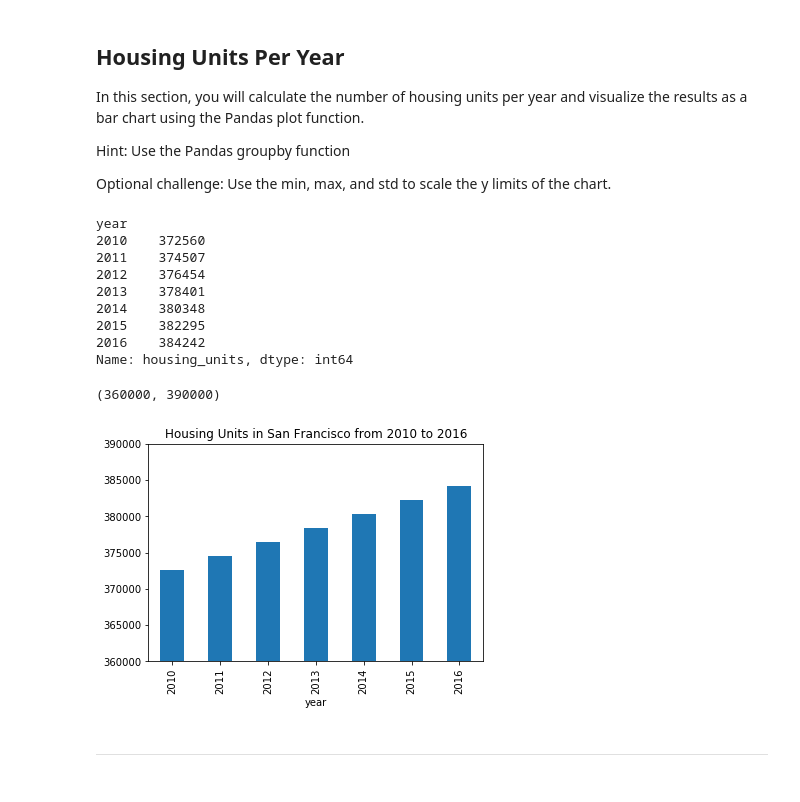
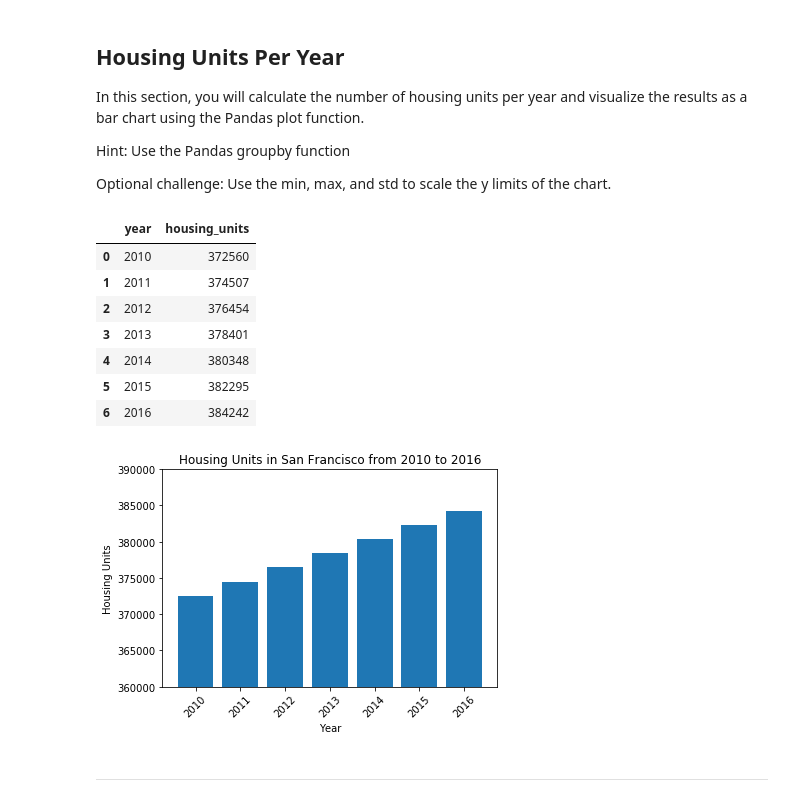
Before and after one commit to brettauc/Pyviz-homework, a Jupyter notebook: Starter_Code/rental_analysis.ipynb, the cells around one changed output. Cells and saved outputs as stored; diff of their text form; code cells hidden in the pictures.

```diff
--- a/Starter_Code/rental_analysis.ipynb
+++ b/Starter_Code/rental_analysis.ipynb
@@ -48,31 +48,40 @@ Optional challenge: Use the min, max, and std to scale the y limits of the chart
 # %%
 # Calculate the mean number of housing units per year (hint: use groupby)
 # YOUR CODE HERE!
-sfo_housing_unit_grp = sfo_data.groupby(['year'])['housing_units'].mean()
+sfo_housing_unit_grp = sfo_data.groupby(['year'])['housing_units'].mean().reset_index()
 sfo_housing_unit_grp
 # %% [output]
-year
-2010    372560
-2011    374507
-2012    376454
-2013    378401
-2014    380348
-2015    382295
-2016    384242
-Name: housing_units, dtype: int64
+|  | year | housing_units |
+| 0 | 2010 | 372560 |
+| 1 | 2011 | 374507 |
+| 2 | 2012 | 376454 |
+| 3 | 2013 | 378401 |
+| 4 | 2014 | 380348 |
+| 5 | 2015 | 382295 |
+| 6 | 2016 | 384242 |
 # %%
 # Use the Pandas plot function to plot the average housing units per year.
 # Note: You will need to manually adjust the y limit of the chart using the min and max values from above.
 # YOUR CODE HERE!
-default_graph = sfo_housing_unit_grp.plot(kind='bar', title='Housing Units in San Francisco from 2010 to 2016',
-                                rot=90, x='year', legend=False)
+
+housing_unit_plot = plt.figure()
+plt.bar(sfo_housing_unit_grp['year'], sfo_housing_unit_grp['housing_units'])
+plt.xticks(sfo_housing_unit_grp['year'])
+plt.xlabel("Year")
+plt.ylabel("Housing Units")
+plt.title("Housing Units in San Francisco from 2010 to 2016")
+plt.setp(plt.gca().get_xticklabels(), rotation=45)
+
 
 # Optional Challenge: Use the min, max, and std to scale the y limits of the chart
 # YOUR CODE HERE!
 plt.ylim(bottom=360000, top=390000)
+
+
+plt.show()
+plt.close(housing_unit_plot)
 # %% [output]
-(360000, 390000)
-[figure, old version]
+[figure, new version]
 # %% [markdown]
 - - -
 # %% [markdown]
```
Also changed, not shown: parts of 11 cells of this notebook.
